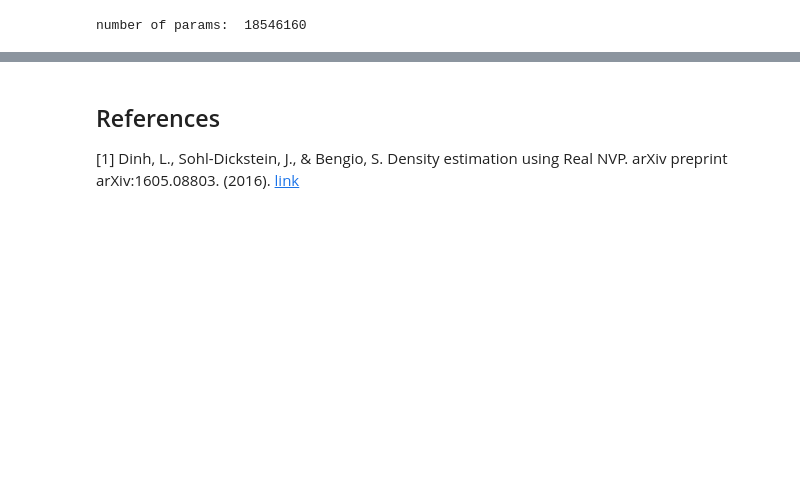
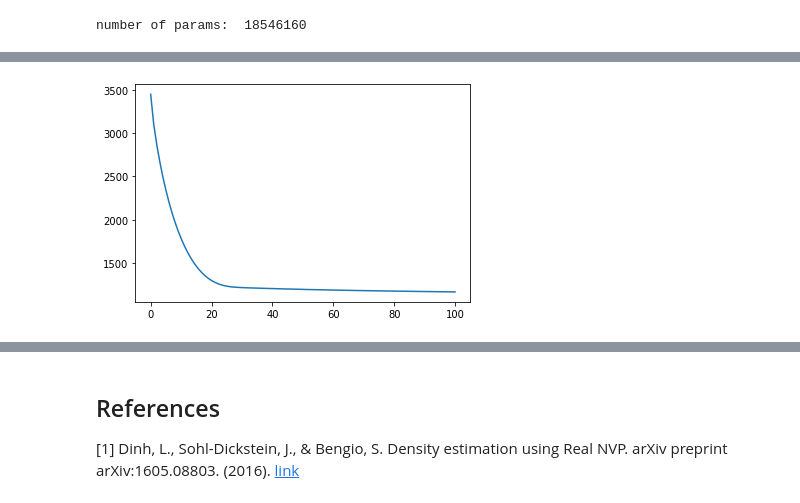
Before and after one commit to clbonet/Generative-Models, a Jupyter notebook: Normalizing Flows/RealNVP.ipynb, the cells around one changed output, grey strips where cells are left out. Cells and saved outputs as stored; diff of their text form; code cells hidden in the pictures; blank space fills up the shorter version.

```diff
--- a/Normalizing Flows/RealNVP.ipynb
+++ b/Normalizing Flows/RealNVP.ipynb
@@ -244 +226,6 @@ number of params:  18546160
+# %%
+plt.plot(train_losses)
+plt.show()
+# %% [output]
+[figure, added]
 # %%
```
Also changed, not shown: parts of 12 cells of this notebook, 2 other files.
